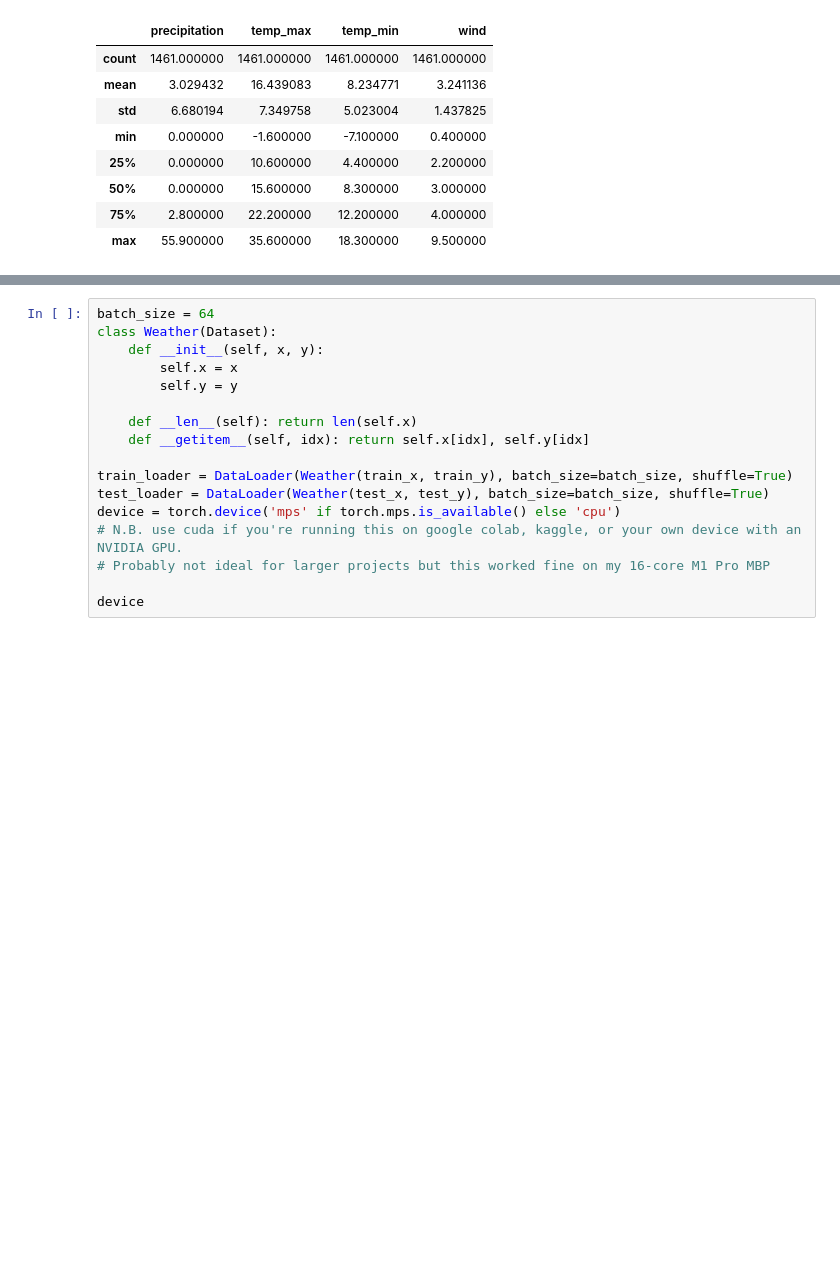
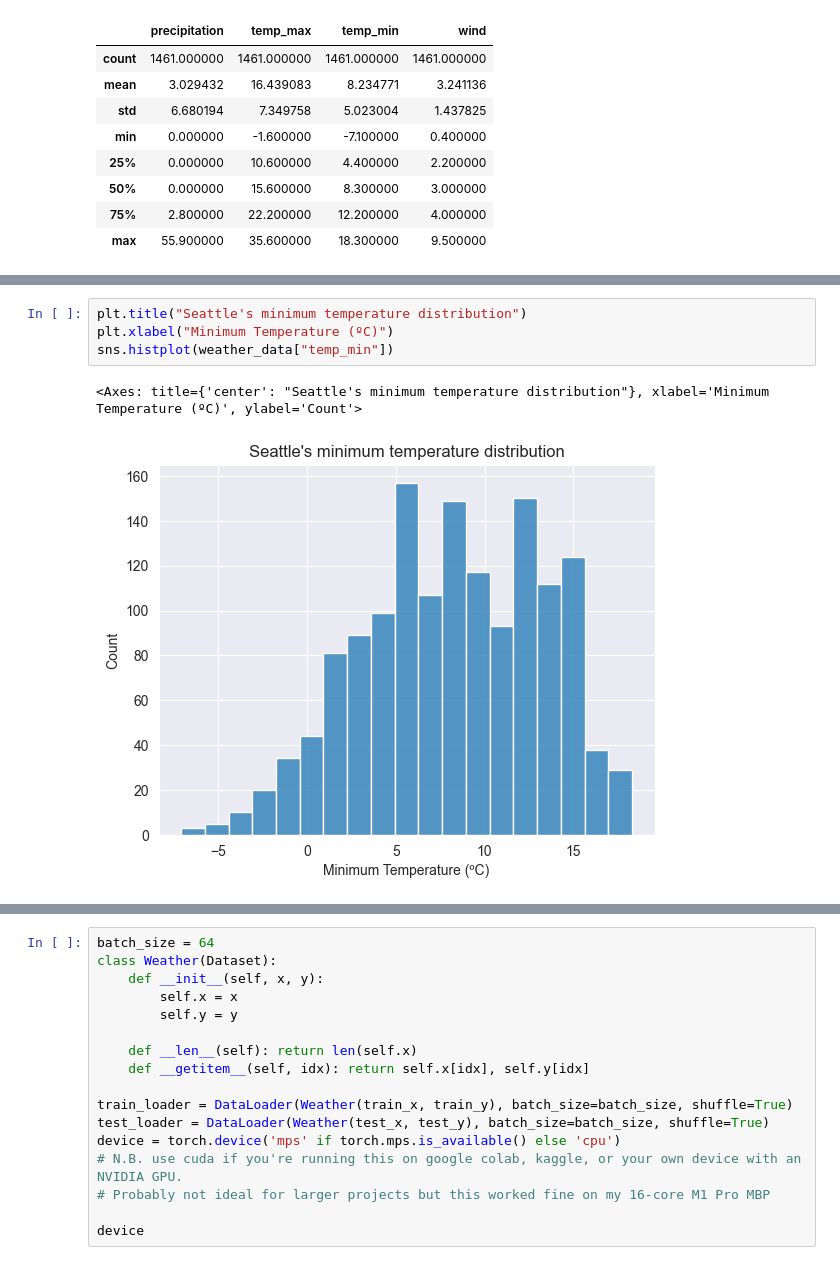
Before and after one commit to lLukii/Seattle-Weather-Forecast, a Jupyter notebook: pred.ipynb, the cells around one changed output, grey strips where cells are left out. Cells and saved outputs as stored; diff of their text form; blank space fills up the shorter version.

```diff
--- a/pred.ipynb
+++ b/pred.ipynb
@@ -74,0 +95,7 @@ fig.tight_layout()
+# %%
+plt.title("Seattle's minimum temperature distribution")
+plt.xlabel("Minimum Temperature (ºC)")
+sns.histplot(weather_data["temp_min"])
+# %% [output]
+<Axes: title={'center': "Seattle's minimum temperature distribution"}, xlabel='Minimum Temperature (ºC)', ylabel='Count'>
+[figure, added]
```
Also changed, not shown: parts of 16 cells of this notebook.
